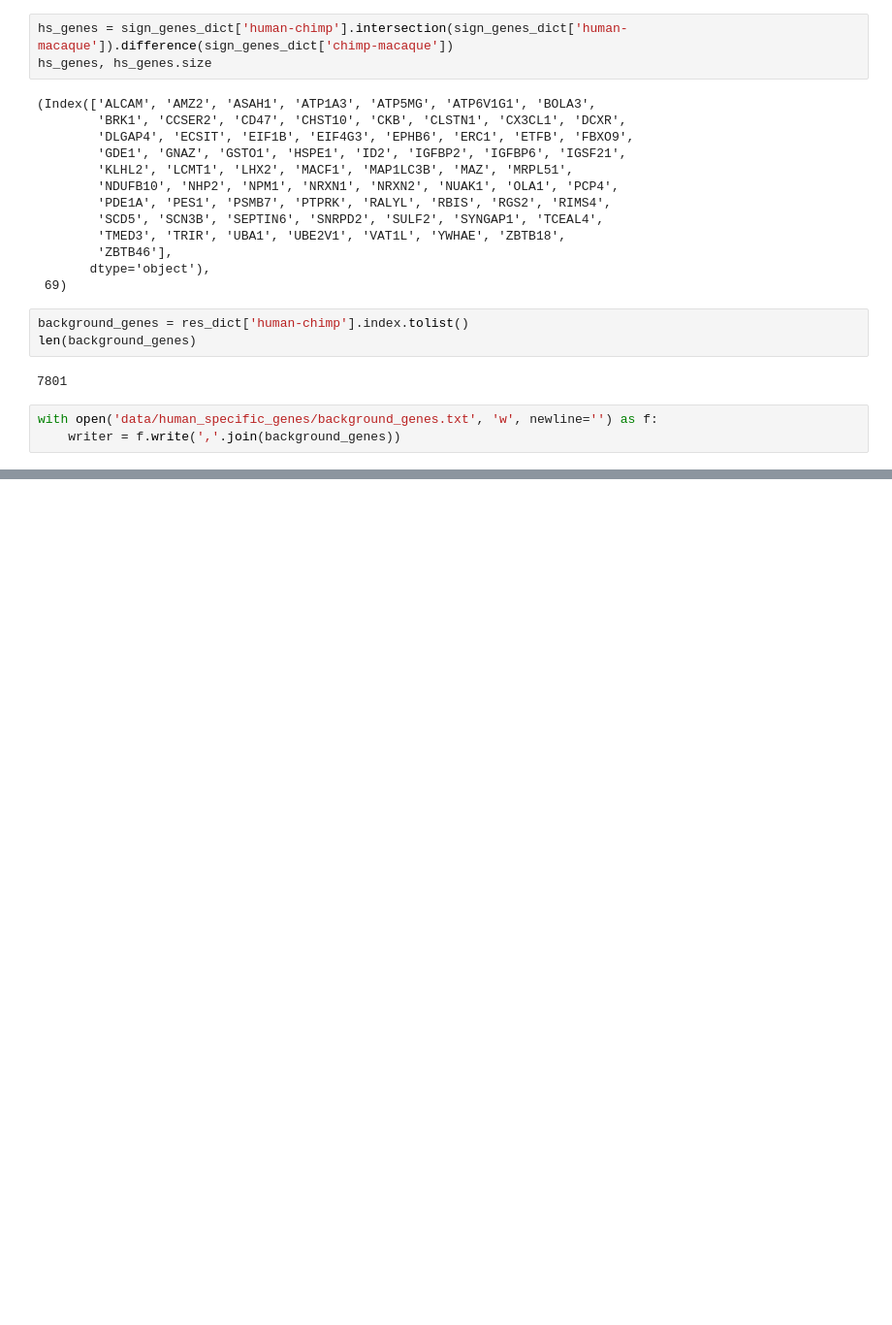
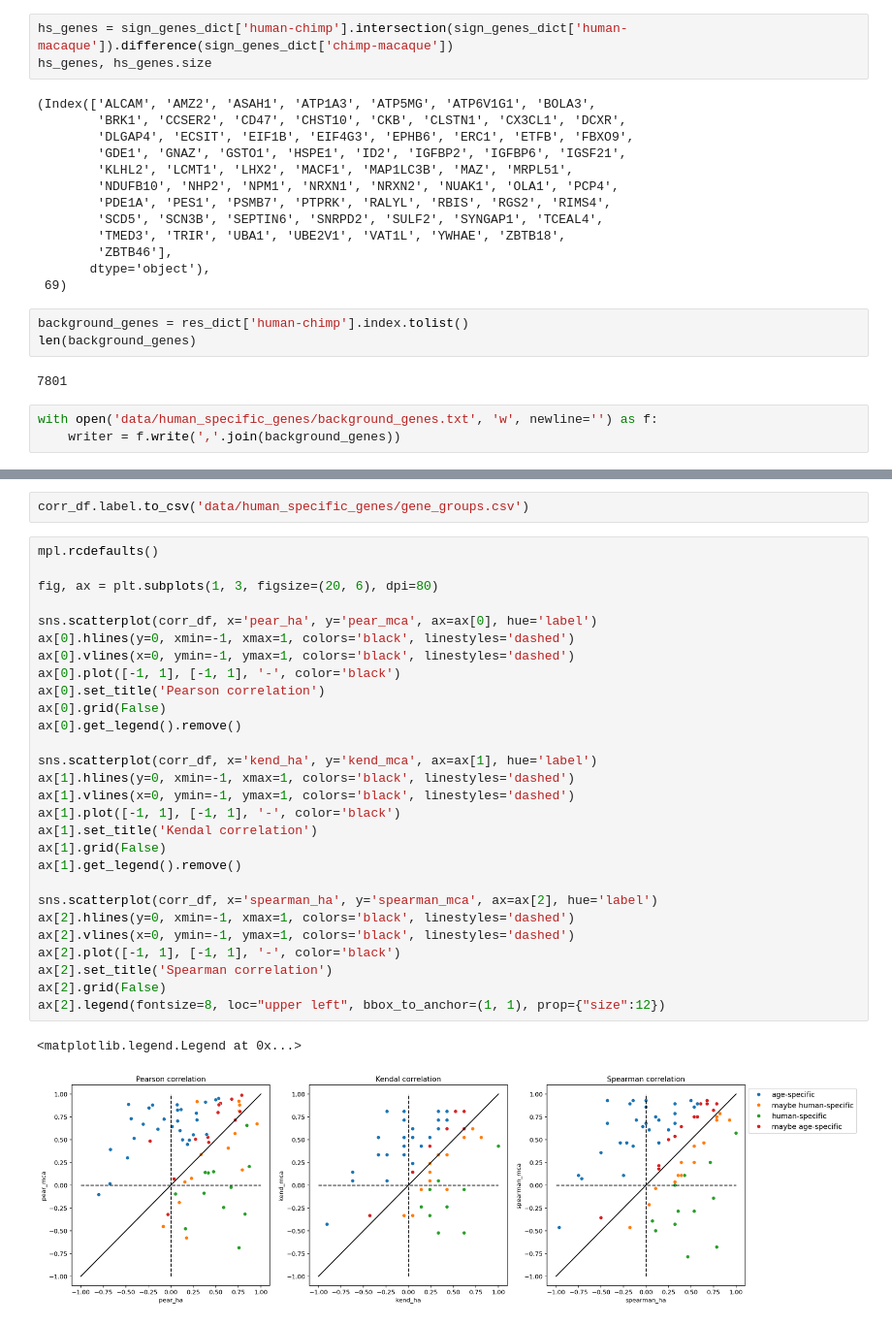
Before and after one commit to Claptar/spatialMPFC, a Jupyter notebook: human_specific_genes/human_specific_genes.ipynb, the cells around one changed output, grey strips where cells are left out. Shown at 97% size. Drawn from its saved outputs; the diff is of its cells as text; blank space fills up the shorter version.

```diff
--- a/human_specific_genes/human_specific_genes.ipynb
+++ b/human_specific_genes/human_specific_genes.ipynb
@@ -340,0 +263,33 @@ plt.show()
+# %%
+corr_df.label.to_csv('data/human_specific_genes/gene_groups.csv')
+# %%
+mpl.rcdefaults()
+
+fig, ax = plt.subplots(1, 3, figsize=(20, 6), dpi=80)
+
+sns.scatterplot(corr_df, x='pear_ha', y='pear_mca', ax=ax[0], hue='label')
+ax[0].hlines(y=0, xmin=-1, xmax=1, colors='black', linestyles='dashed')
+ax[0].vlines(x=0, ymin=-1, ymax=1, colors='black', linestyles='dashed')
+ax[0].plot([-1, 1], [-1, 1], '-', color='black')
+ax[0].set_title('Pearson correlation')
+ax[0].grid(False)
+ax[0].get_legend().remove()
+
+sns.scatterplot(corr_df, x='kend_ha', y='kend_mca', ax=ax[1], hue='label')
+ax[1].hlines(y=0, xmin=-1, xmax=1, colors='black', linestyles='dashed')
+ax[1].vlines(x=0, ymin=-1, ymax=1, colors='black', linestyles='dashed')
+ax[1].plot([-1, 1], [-1, 1], '-', color='black')
+ax[1].set_title('Kendal correlation')
+ax[1].grid(False)
+ax[1].get_legend().remove()
+
+sns.scatterplot(corr_df, x='spearman_ha', y='spearman_mca', ax=ax[2], hue='label')
+ax[2].hlines(y=0, xmin=-1, xmax=1, colors='black', linestyles='dashed')
+ax[2].vlines(x=0, ymin=-1, ymax=1, colors='black', linestyles='dashed')
+ax[2].plot([-1, 1], [-1, 1], '-', color='black')
+ax[2].set_title('Spearman correlation')
+ax[2].grid(False)
+ax[2].legend(fontsize=8, loc="upper left", bbox_to_anchor=(1, 1), prop={"size":12})
+# %% [output]
+<matplotlib.legend.Legend at 0x...>
+[figure, added]
```
Also changed, not shown: parts of 70 cells of this notebook.
